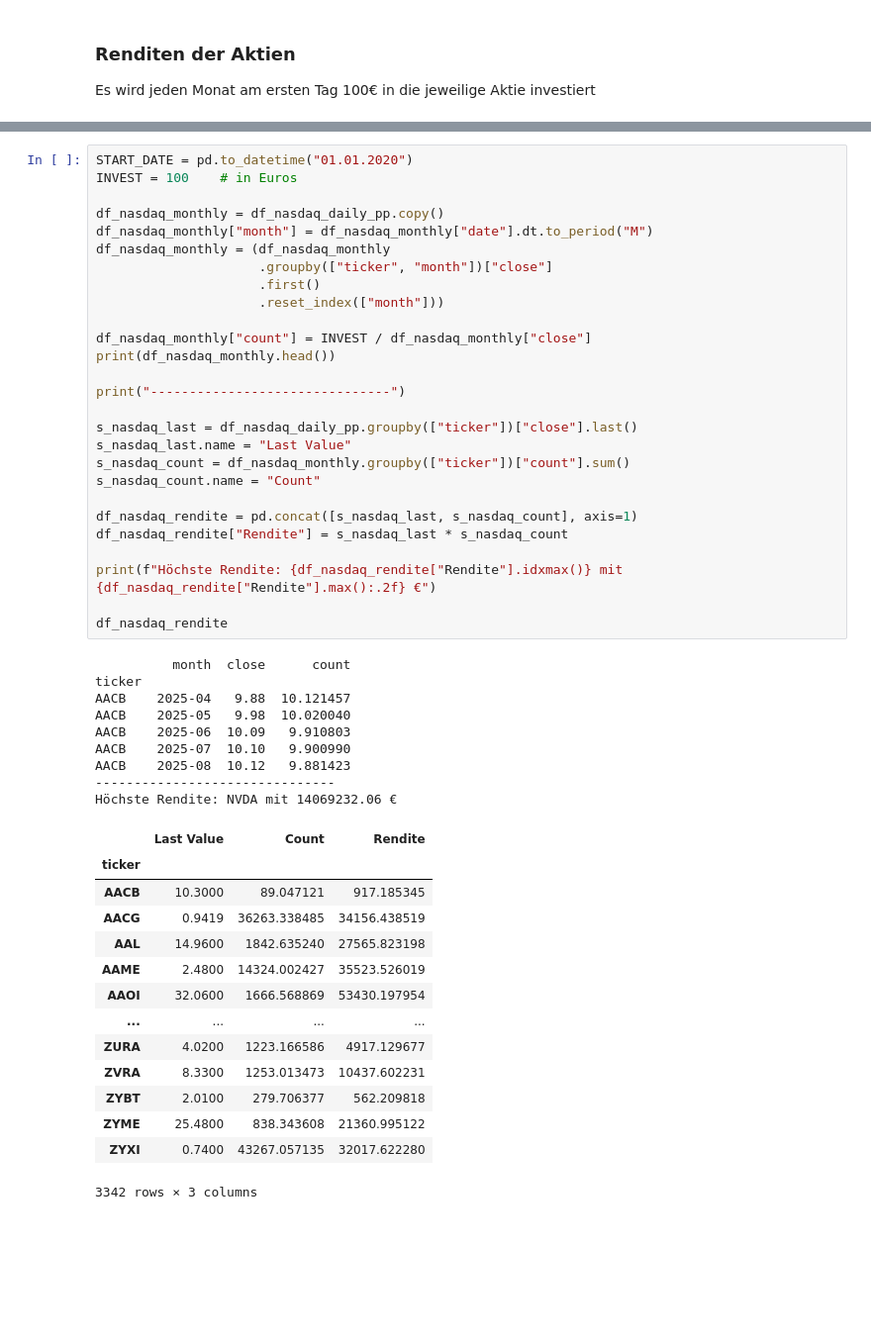
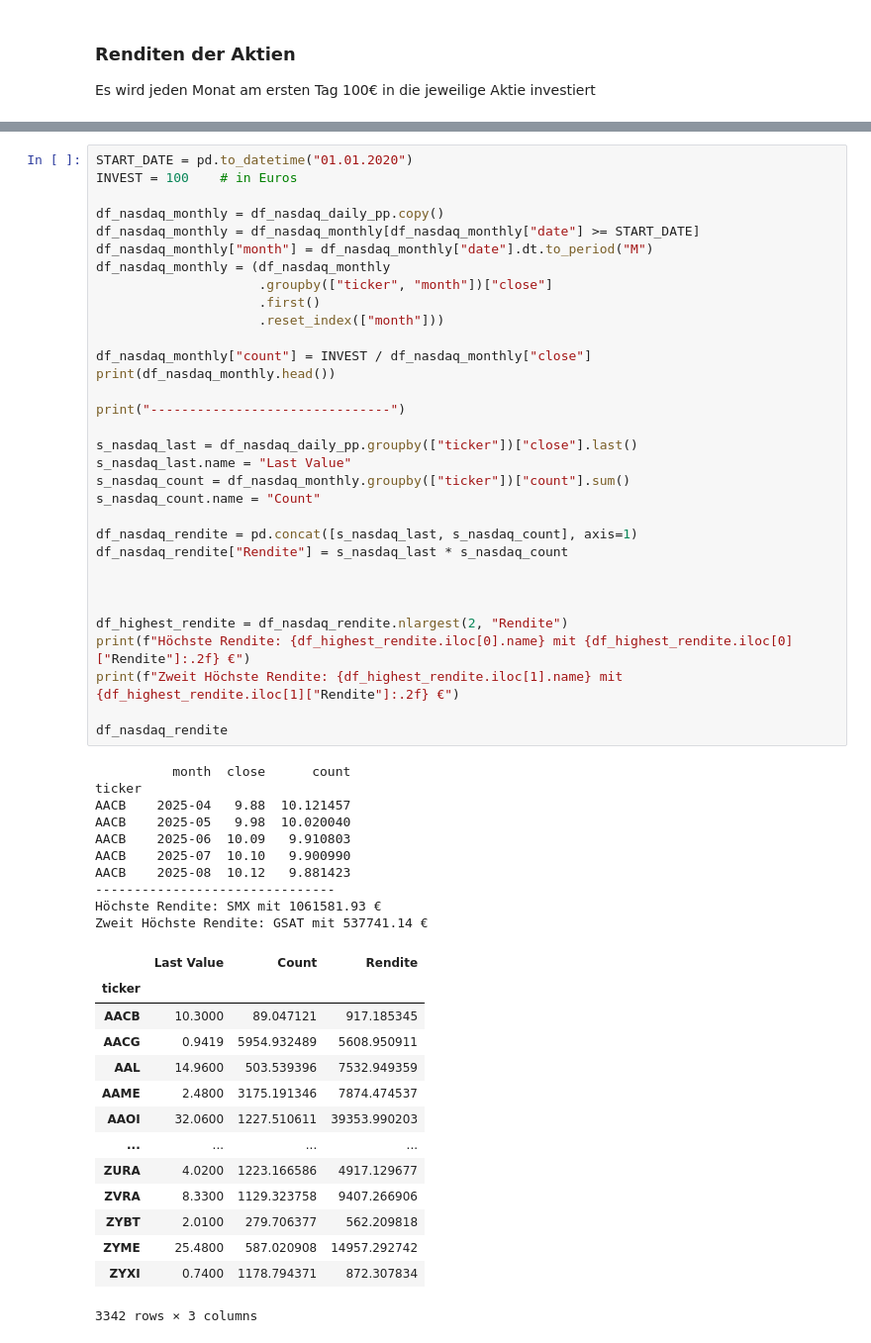
Before and after one commit to Mattis-Schulte/nasdaq-crypto-data-analytics-ws25-26, a Jupyter notebook: notebooks/02_data_analysis.ipynb, the cells around one changed output, grey strips where cells are left out. Shown at 99% size. Saved outputs shown, nothing was run; the diff lists cells and outputs as text; blank space fills up the shorter version.

```diff
--- a/notebooks/02_data_analysis.ipynb
+++ b/notebooks/02_data_analysis.ipynb
@@ -218,51 +221,57 @@ START_DATE = pd.to_datetime("01.01.2020")
 INVEST = 100    # in Euros
 
 df_nasdaq_monthly = df_nasdaq_daily_pp.copy()
+df_nasdaq_monthly = df_nasdaq_monthly[df_nasdaq_monthly["date"] >= START_DATE]
 df_nasdaq_monthly["month"] = df_nasdaq_monthly["date"].dt.to_period("M")
 df_nasdaq_monthly = (df_nasdaq_monthly
                      .groupby(["ticker", "month"])["close"]
                      .first()
                      .reset_index(["month"]))
 
 df_nasdaq_monthly["count"] = INVEST / df_nasdaq_monthly["close"]
 print(df_nasdaq_monthly.head())
 
 print("-------------------------------")
 
 s_nasdaq_last = df_nasdaq_daily_pp.groupby(["ticker"])["close"].last()
 s_nasdaq_last.name = "Last Value"
 s_nasdaq_count = df_nasdaq_monthly.groupby(["ticker"])["count"].sum()
 s_nasdaq_count.name = "Count"
 
 df_nasdaq_rendite = pd.concat([s_nasdaq_last, s_nasdaq_count], axis=1)
 df_nasdaq_rendite["Rendite"] = s_nasdaq_last * s_nasdaq_count
 
-print(f"Höchste Rendite: {df_nasdaq_rendite["Rendite"].idxmax()} mit {df_nasdaq_rendite["Rendite"].max():.2f} €")
+
+
+df_highest_rendite = df_nasdaq_rendite.nlargest(2, "Rendite")
+print(f"Höchste Rendite: {df_highest_rendite.iloc[0].name} mit {df_highest_rendite.iloc[0]["Rendite"]:.2f} €")
+print(f"Zweit Höchste Rendite: {df_highest_rendite.iloc[1].name} mit {df_highest_rendite.iloc[1]["Rendite"]:.2f} €")
 
 df_nasdaq_rendite
 # %% [output]
           month  close      count
 ticker
 AACB    2025-04   9.88  10.121457
 AACB    2025-05   9.98  10.020040
 AACB    2025-06  10.09   9.910803
 AACB    2025-07  10.10   9.900990
 AACB    2025-08  10.12   9.881423
 -------------------------------
-Höchste Rendite: NVDA mit 14069232.06 €
+Höchste Rendite: SMX mit 1061581.93 €
+Zweit Höchste Rendite: GSAT mit 537741.14 €
 |  | Last Value | Count | Rendite |
 | ticker |  |  |  |
 | AACB | 10.3000 | 89.047121 | 917.185345 |
-| AACG | 0.9419 | 36263.338485 | 34156.438519 |
-| AAL | 14.9600 | 1842.635240 | 27565.823198 |
-| AAME | 2.4800 | 14324.002427 | 35523.526019 |
-| AAOI | 32.0600 | 1666.568869 | 53430.197954 |
+| AACG | 0.9419 | 5954.932489 | 5608.950911 |
+| AAL | 14.9600 | 503.539396 | 7532.949359 |
+| AAME | 2.4800 | 3175.191346 | 7874.474537 |
+| AAOI | 32.0600 | 1227.510611 | 39353.990203 |
 | ... | ... | ... | ... |
 | ZURA | 4.0200 | 1223.166586 | 4917.129677 |
-| ZVRA | 8.3300 | 1253.013473 | 10437.602231 |
+| ZVRA | 8.3300 | 1129.323758 | 9407.266906 |
 | ZYBT | 2.0100 | 279.706377 | 562.209818 |
-| ZYME | 25.4800 | 838.343608 | 21360.995122 |
-| ZYXI | 0.7400 | 43267.057135 | 32017.622280 |
+| ZYME | 25.4800 | 587.020908 | 14957.292742 |
+| ZYXI | 0.7400 | 1178.794371 | 872.307834 |
 3342 rows × 3 columns
 # %%
 START_DATE = pd.to_datetime("01.01.2020")
```
Also changed, not shown: parts of 7 cells of this notebook.
